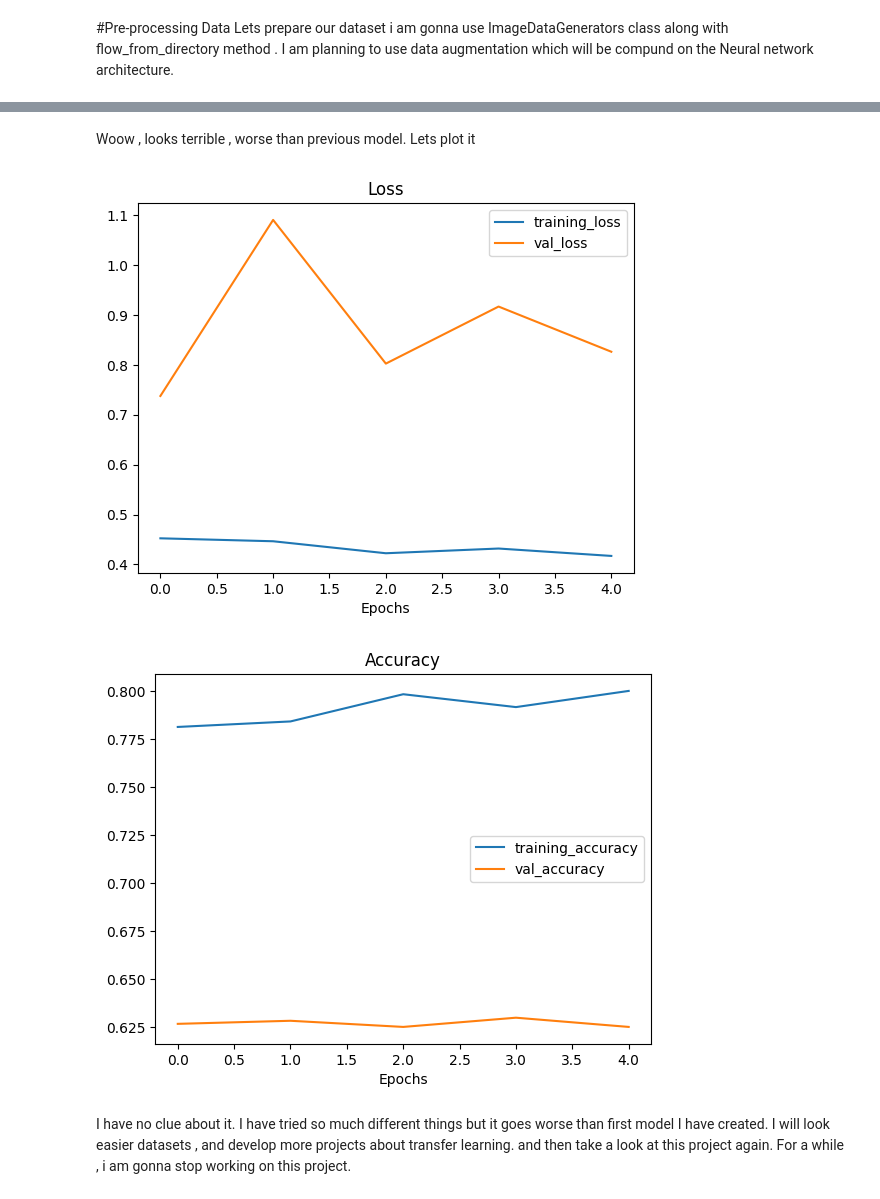
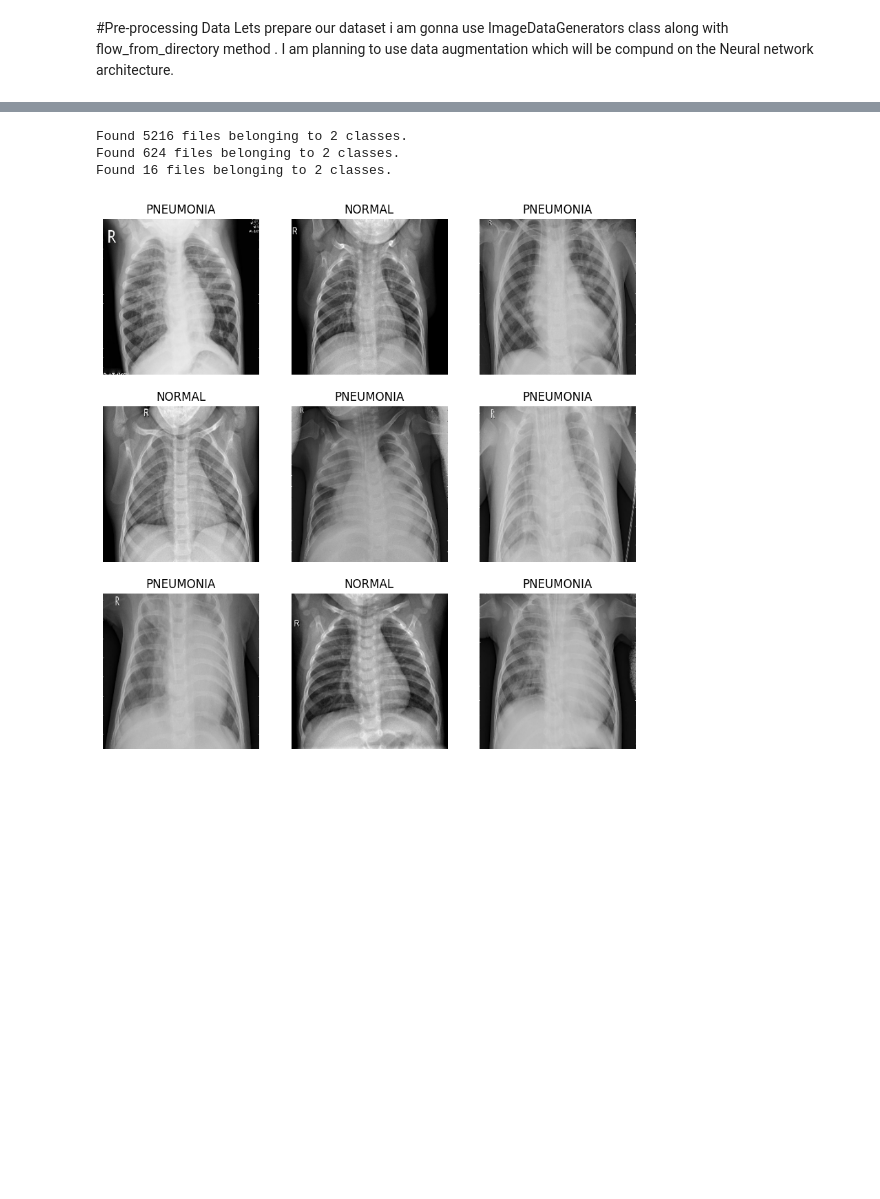
Before and after one commit to 7aslan/CNN_cifar10, a Jupyter notebook: Diagnosis_Of_Pneumonia_Using_Transfer_Learning.ipynb, the cells around one changed output, grey strips where cells are left out. Drawn from its saved outputs; the diff is of its cells as text; code cells hidden in the pictures; blank space fills up the shorter version.

```diff
--- a/Diagnosis_Of_Pneumonia_Using_Transfer_Learning.ipynb
+++ b/Diagnosis_Of_Pneumonia_Using_Transfer_Learning.ipynb
@@ -301,9 +92,0 @@ _________________________________________________________________
-# %% [markdown]
-Woow , looks terrible , worse than previous model. Lets plot it
-# %%
-plot_loss_curves(history_model_0)
-# %% [output]
-[figure, removed]
-[figure, removed]
-# %% [markdown]
-I have no clue about it. I have tried so much different things but it goes worse than first model I have created. I will look easier datasets , and develop more projects about transfer learning. and then take a look at this project again. For a while , i am gonna stop working on this project.
@@ -309,0 +96,35 @@ I have no clue about it. I have tried so much different things but it goes worse
+# %%
+BATCH_SIZE = 32
+IMG_SIZE =(256,256)
+train_dir="/content/chest_xray/chest_xray/train"
+test_dir="/content/chest_xray/chest_xray/test"
+val_dir="/content/chest_xray/chest_xray/val"
+train_data = tf.keras.utils.image_dataset_from_directory(train_dir,
+                                                         shuffle=True,
+                                                         batch_size=BATCH_SIZE,
+                                                         image_size=IMG_SIZE)
+test_data = tf.keras.utils.image_dataset_from_directory(test_dir,
+                                                        shuffle=True,
+                                                        batch_size=BATCH_SIZE,
+                                                        image_size=IMG_SIZE)
+
+val_data = tf.keras.utils.image_dataset_from_directory(val_dir,
+                                                       shuffle=True,
+                                                       batch_size=BATCH_SIZE,
+                                                       image_size=IMG_SIZE)
+# %% [output]
+Found 5216 files belonging to 2 classes.
+Found 624 files belonging to 2 classes.
+Found 16 files belonging to 2 classes.
+# %%
+class_names = train_data.class_names
+
+plt.figure(figsize=(10,10))
+for images , labels in train_data.take(1):
+  for i in range(9):
+    ax=plt.subplot(3,3,i+1)
+    plt.imshow(images[i].numpy().astype("uint8"))
+    plt.title(class_names[labels[i]])
+    plt.axis("off")
+# %% [output]
+[figure, added]
```
Also changed, not shown: parts of 55 cells of this notebook.
